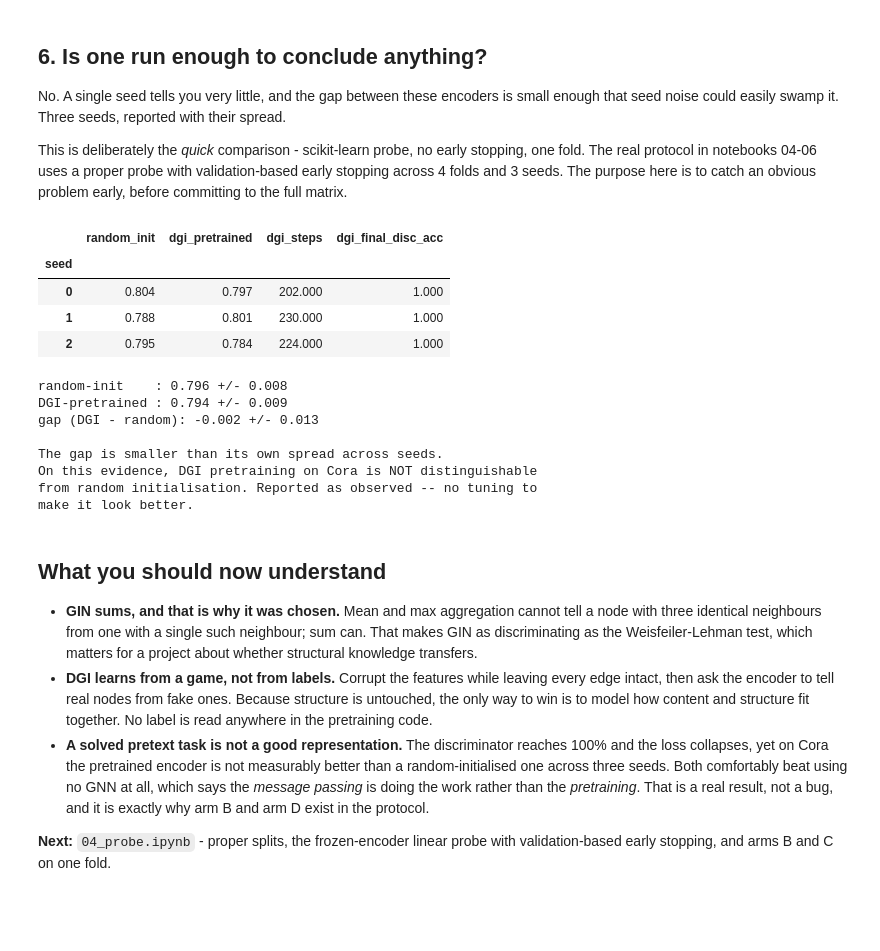
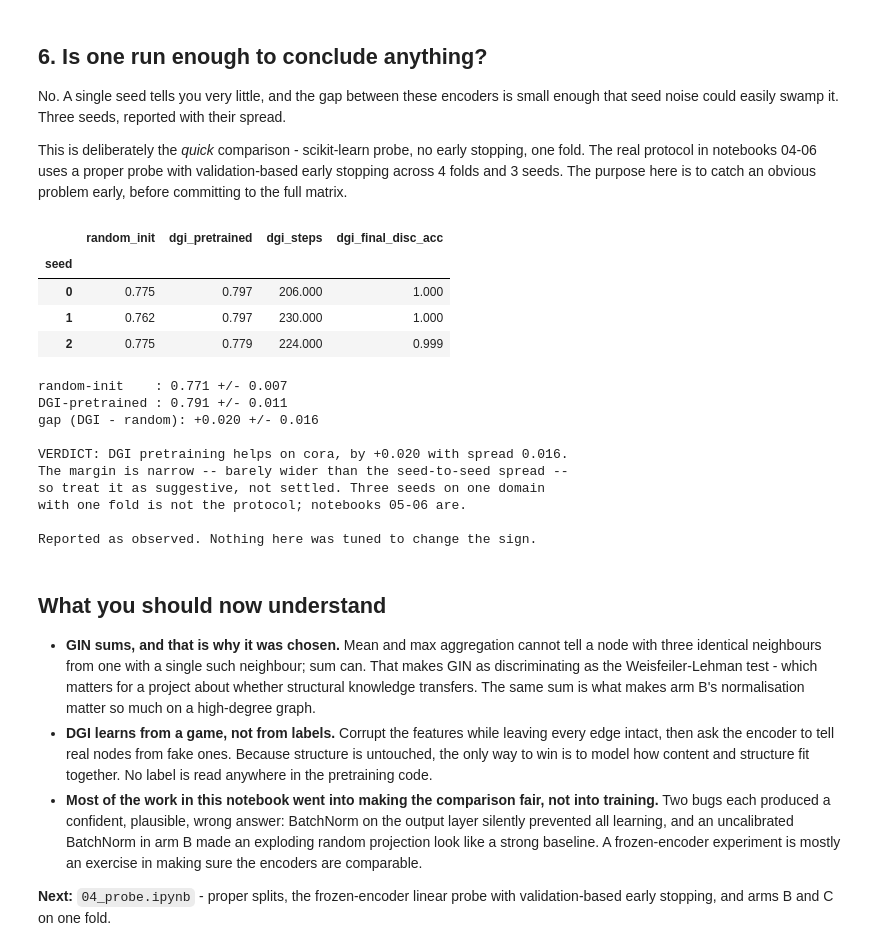
Before and after one commit to kibda/OmniGraph, a Jupyter notebook: notebooks/03_encoder_dgi.ipynb, the cells around one changed output. Cells and saved outputs as stored; diff of their text form; code cells hidden in the pictures; blank space fills up the shorter version.

```diff
--- a/notebooks/03_encoder_dgi.ipynb
+++ b/notebooks/03_encoder_dgi.ipynb
@@ -377,68 +429,79 @@ matrix.
 # %%
 records = []
 for seed in [0, 1, 2]:
-    set_seed(seed)
-    rnd = batching.full_embeddings(models.build_encoder().to(device), domain, X, device)
+    rnd = batching.full_embeddings(
+        pretrain.random_init_encoder(domain, X, device, seed=seed), domain, X, device)
     set_seed(seed)
     enc, hist = pretrain.pretrain_single_domain(
         models.build_encoder(), domain, X, device,
         steps=300, lr=1e-3, patience=30, seed=seed, verbose=False,
     )
     trn = batching.full_embeddings(enc.to(device), domain, X, device)
     records.append({
         "seed": seed,
         "random_init": analysis.quick_linear_probe(rnd, y, split.train_idx, split.test_idx)["accuracy"],
         "dgi_pretrained": analysis.quick_linear_probe(trn, y, split.train_idx, split.test_idx)["accuracy"],
         "dgi_steps": len(hist.steps),
         "dgi_final_disc_acc": hist.accuracy[-1],
     })
 
 seeds_df = pd.DataFrame(records).set_index("seed")
 display(seeds_df.style.format("{:.3f}"))
 
 gap = seeds_df["dgi_pretrained"] - seeds_df["random_init"]
 print(f"\nrandom-init    : {seeds_df['random_init'].mean():.3f} +/- {seeds_df['random_init'].std():.3f}")
 print(f"DGI-pretrained : {seeds_df['dgi_pretrained'].mean():.3f} +/- {seeds_df['dgi_pretrained'].std():.3f}")
 print(f"gap (DGI - random): {gap.mean():+.3f} +/- {gap.std():.3f}")
 print()
 if abs(gap.mean()) < gap.std():
-    print("The gap is smaller than its own spread across seeds.")
-    print("On this evidence, DGI pretraining on Cora is NOT distinguishable")
-    print("from random initialisation. Reported as observed -- no tuning to")
-    print("make it look better.")
+    print("VERDICT: the gap is SMALLER than its own spread across seeds, so on")
+    print("this evidence DGI pretraining is not distinguishable from random")
+    print("initialisation here.")
+else:
+    direction = "helps" if gap.mean() > 0 else "HURTS"
+    print(f"VERDICT: DGI pretraining {direction} on {DOMAIN}, by "
+          f"{gap.mean():+.3f} with spread {gap.std():.3f}.")
+    print("The margin is narrow -- barely wider than the seed-to-seed spread --")
+    print("so treat it as suggestive, not settled. Three seeds on one domain")
+    print("with one fold is not the protocol; notebooks 05-06 are.")
+print()
+print("Reported as observed. Nothing here was tuned to change the sign.")
 # %% [output]
 |  | random_init | dgi_pretrained | dgi_steps | dgi_final_disc_acc |
 | seed |  |  |  |  |
-| 0 | 0.804 | 0.797 | 202.000 | 1.000 |
-| 1 | 0.788 | 0.801 | 230.000 | 1.000 |
-| 2 | 0.795 | 0.784 | 224.000 | 1.000 |
+| 0 | 0.775 | 0.797 | 206.000 | 1.000 |
+| 1 | 0.762 | 0.797 | 230.000 | 1.000 |
+| 2 | 0.775 | 0.779 | 224.000 | 0.999 |
-random-init    : 0.796 +/- 0.008
-DGI-pretrained : 0.794 +/- 0.009
-gap (DGI - random): -0.002 +/- 0.013
+random-init    : 0.771 +/- 0.007
+DGI-pretrained : 0.791 +/- 0.011
+gap (DGI - random): +0.020 +/- 0.016
 
-The gap is smaller than its own spread across seeds.
-On this evidence, DGI pretraining on Cora is NOT distinguishable
-from random initialisation. Reported as observed -- no tuning to
-make it look better.
+VERDICT: DGI pretraining helps on cora, by +0.020 with spread 0.016.
+The margin is narrow -- barely wider than the seed-to-seed spread --
+so treat it as suggestive, not settled. Three seeds on one domain
+with one fold is not the protocol; notebooks 05-06 are.
+
+Reported as observed. Nothing here was tuned to change the sign.
 # %% [markdown]
 ## What you should now understand
 
 - **GIN sums, and that is why it was chosen.** Mean and max aggregation cannot
   tell a node with three identical neighbours from one with a single such
   neighbour; sum can. That makes GIN as discriminating as the
-  Weisfeiler-Lehman test, which matters for a project about whether structural
-  knowledge transfers.
+  Weisfeiler-Lehman test - which matters for a project about whether
+  structural knowledge transfers. The same sum is what makes arm B's
+  normalisation matter so much on a high-degree graph.
 - **DGI learns from a game, not from labels.** Corrupt the features while
   leaving every edge intact, then ask the encoder to tell real nodes from fake
   ones. Because structure is untouched, the only way to win is to model how
   content and structure fit together. No label is read anywhere in the
   pretraining code.
-- **A solved pretext task is not a good representation.** The discriminator
-  reaches 100% and the loss collapses, yet on Cora the pretrained encoder is
-  not measurably better than a random-initialised one across three seeds. Both
-  comfortably beat using no GNN at all, which says the *message passing* is
-  doing the work rather than the *pretraining*. That is a real result, not a
-  bug, and it is exactly why arm B and arm D exist in the protocol.
+- **Most of the work in this notebook went into making the comparison fair,
+  not into training.** Two bugs each produced a confident, plausible, wrong
+  answer: BatchNorm on the output layer silently prevented all learning, and
+  an uncalibrated BatchNorm in arm B made an exploding random projection look
+  like a strong baseline. A frozen-encoder experiment is mostly an exercise in
+  making sure the encoders are comparable.
 
 **Next:** `04_probe.ipynb` - proper splits, the frozen-encoder linear probe
 with validation-based early stopping, and arms B and C on one fold.
```
Also changed, not shown: parts of 6 cells of this notebook, 5 other files.
